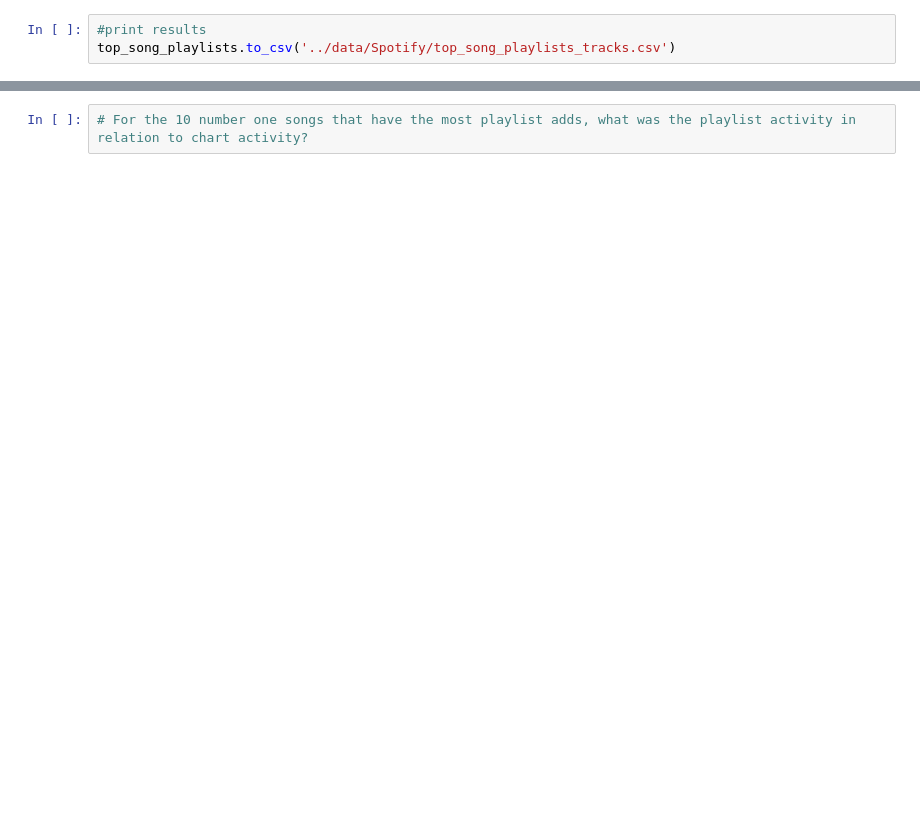
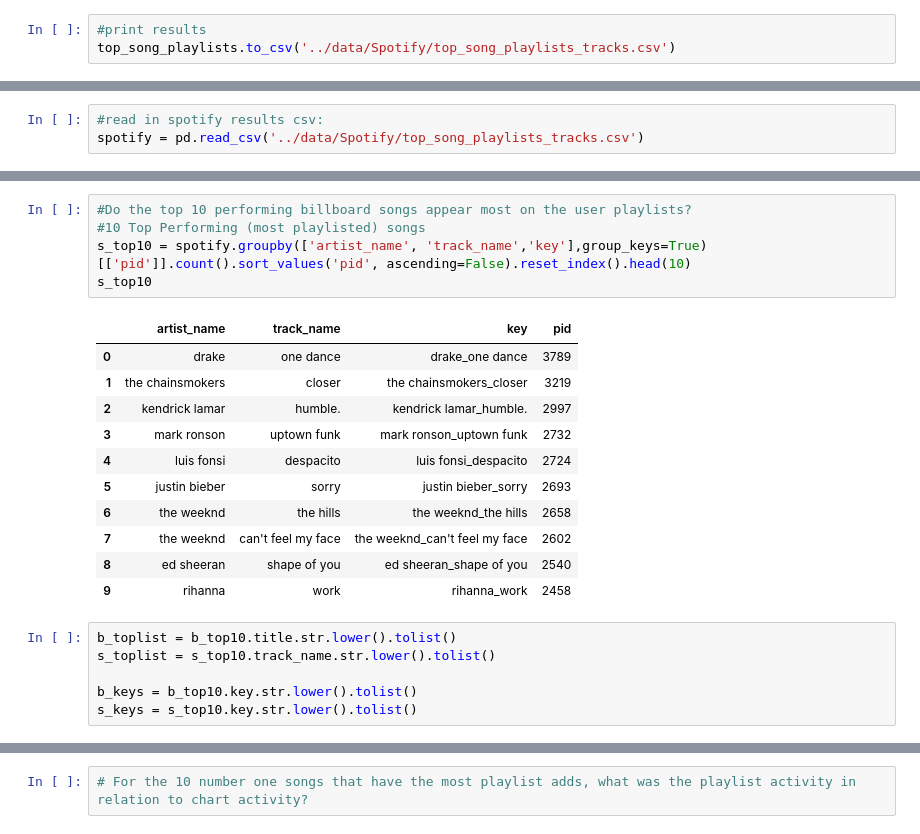
Before and after one commit to hayleymadden/spotify-user-playlist-trends, a Jupyter notebook: notebook/spotify_billboard_analysis.ipynb, the cells around one changed output, grey strips where cells are left out. Saved outputs shown, nothing was run; the diff lists cells and outputs as text; blank space fills up the shorter version.

```diff
--- a/notebook/spotify_billboard_analysis.ipynb
+++ b/notebook/spotify_billboard_analysis.ipynb
@@ -240,0 +399,3 @@ top_song_playlists.to_csv('../data/Spotify/top_song_playlists_tracks.csv')
+# %%
+#read in spotify results csv:
+spotify = pd.read_csv('../data/Spotify/top_song_playlists_tracks.csv')
@@ -253,0 +499,23 @@ Total playlists with one or more Billboard No. 1 song(s): 36731
+# %%
+#Do the top 10 performing billboard songs appear most on the user playlists?
+#10 Top Performing (most playlisted) songs
+s_top10 = spotify.groupby(['artist_name', 'track_name','key'],group_keys=True)[['pid']].count().sort_values('pid', ascending=False).reset_index().head(10)
+s_top10
+# %% [output]
+|  | artist_name | track_name | key | pid |
+| 0 | drake | one dance | drake_one dance | 3789 |
+| 1 | the chainsmokers | closer | the chainsmokers_closer | 3219 |
+| 2 | kendrick lamar | humble. | kendrick lamar_humble. | 2997 |
+| 3 | mark ronson | uptown funk | mark ronson_uptown funk | 2732 |
+| 4 | luis fonsi | despacito | luis fonsi_despacito | 2724 |
+| 5 | justin bieber | sorry | justin bieber_sorry | 2693 |
+| 6 | the weeknd | the hills | the weeknd_the hills | 2658 |
+| 7 | the weeknd | can't feel my face | the weeknd_can't feel my face | 2602 |
+| 8 | ed sheeran | shape of you | ed sheeran_shape of you | 2540 |
+| 9 | rihanna | work | rihanna_work | 2458 |
+# %%
+b_toplist = b_top10.title.str.lower().tolist()
+s_toplist = s_top10.track_name.str.lower().tolist()
+
+b_keys = b_top10.key.str.lower().tolist()
+s_keys = s_top10.key.str.lower().tolist()
```
Also changed, not shown: parts of 44 cells of this notebook, 5 other files.
